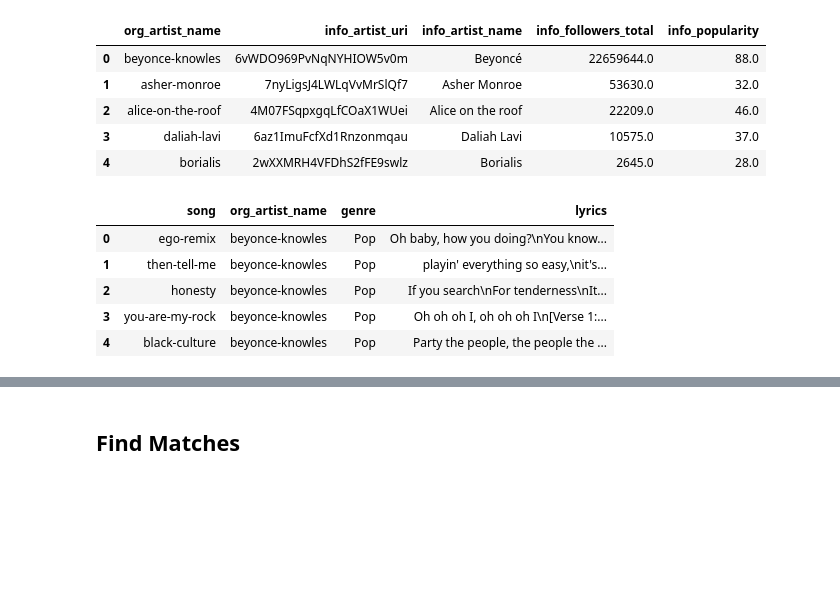
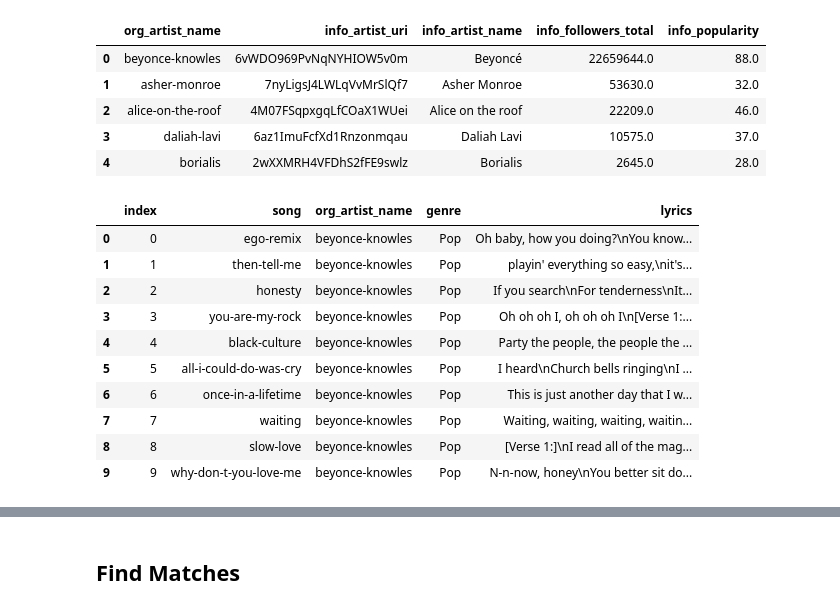
Before and after one commit to VintageGold/SSP, a Jupyter notebook: Spotify/Generate_Kaggle_Dataset.ipynb, the cells around one changed output, grey strips where cells are left out. Drawn from its saved outputs; the diff is of its cells as text; code cells hidden in the pictures; blank space fills up the shorter version.

```diff
--- a/Spotify/Generate_Kaggle_Dataset.ipynb
+++ b/Spotify/Generate_Kaggle_Dataset.ipynb
@@ -18,17 +18,21 @@ df_artist_uri.head(5)
 # %%
 df_lyrics = pd.read_csv('Data/raw_lyrics.csv',sep=',',index_col=False)
 df_lyrics = df_lyrics.drop(columns='year')
-df_lyrics = df_lyrics.drop(columns='index')
 #df_lyrics['clean_song'] = df_lyrics['song'].apply(lambda x: x.replace('-',' '))
-df_lyrics.head(5)
+df_lyrics.head(10)
 #df_lyrics.dtypes
 # %% [output]
-|  | song | org_artist_name | genre | lyrics |
-| 0 | ego-remix | beyonce-knowles | Pop | Oh baby, how you doing?\nYou know... |
-| 1 | then-tell-me | beyonce-knowles | Pop | playin' everything so easy,\nit's... |
-| 2 | honesty | beyonce-knowles | Pop | If you search\nFor tenderness\nIt... |
-| 3 | you-are-my-rock | beyonce-knowles | Pop | Oh oh oh I, oh oh oh I\n[Verse 1:... |
-| 4 | black-culture | beyonce-knowles | Pop | Party the people, the people the ... |
+|  | index | song | org_artist_name | genre | lyrics |
+| 0 | 0 | ego-remix | beyonce-knowles | Pop | Oh baby, how you doing?\nYou know... |
+| 1 | 1 | then-tell-me | beyonce-knowles | Pop | playin' everything so easy,\nit's... |
+| 2 | 2 | honesty | beyonce-knowles | Pop | If you search\nFor tenderness\nIt... |
+| 3 | 3 | you-are-my-rock | beyonce-knowles | Pop | Oh oh oh I, oh oh oh I\n[Verse 1:... |
+| 4 | 4 | black-culture | beyonce-knowles | Pop | Party the people, the people the ... |
+| 5 | 5 | all-i-could-do-was-cry | beyonce-knowles | Pop | I heard\nChurch bells ringing\nI ... |
+| 6 | 6 | once-in-a-lifetime | beyonce-knowles | Pop | This is just another day that I w... |
+| 7 | 7 | waiting | beyonce-knowles | Pop | Waiting, waiting, waiting, waitin... |
+| 8 | 8 | slow-love | beyonce-knowles | Pop | [Verse 1:]\nI read all of the mag... |
+| 9 | 9 | why-don-t-you-love-me | beyonce-knowles | Pop | N-n-now, honey\nYou better sit do... |
 # %%
 df_track_uri = pd.read_csv('Data/artist_album_track_uri.csv',sep='|')
 df_track_uri.head(5)
```
Also changed, not shown: parts of 29 cells of this notebook.
